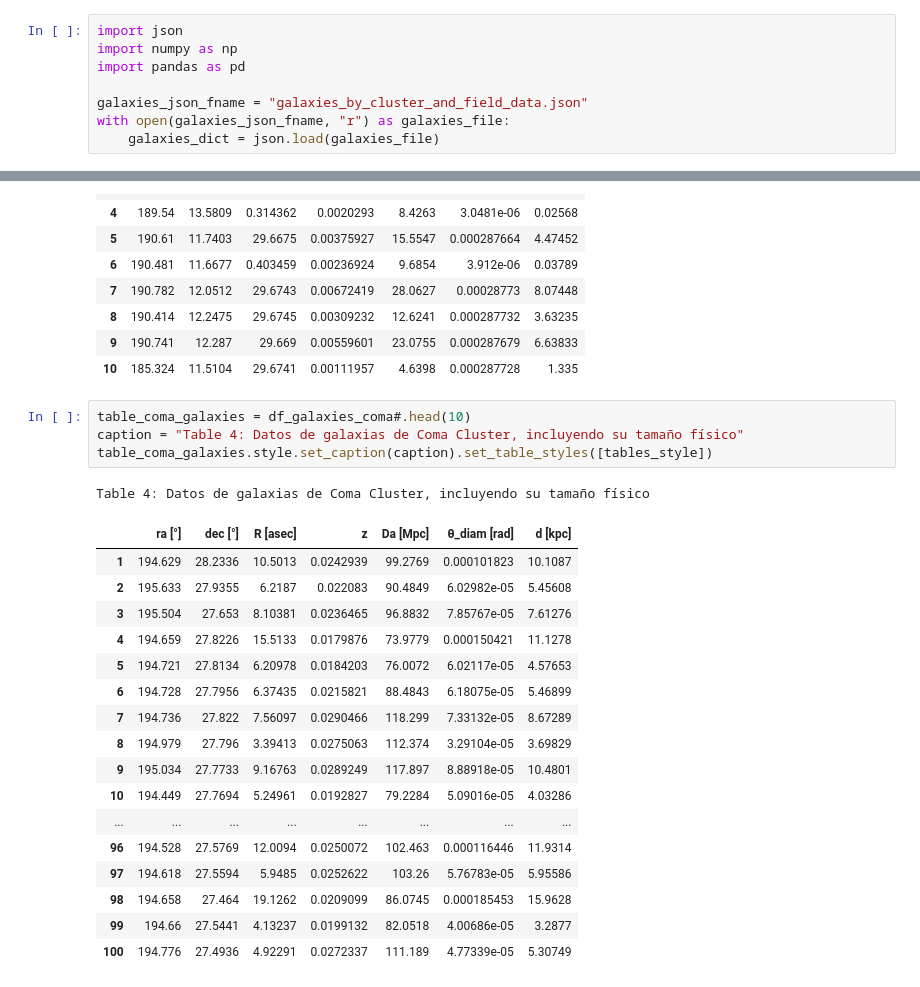
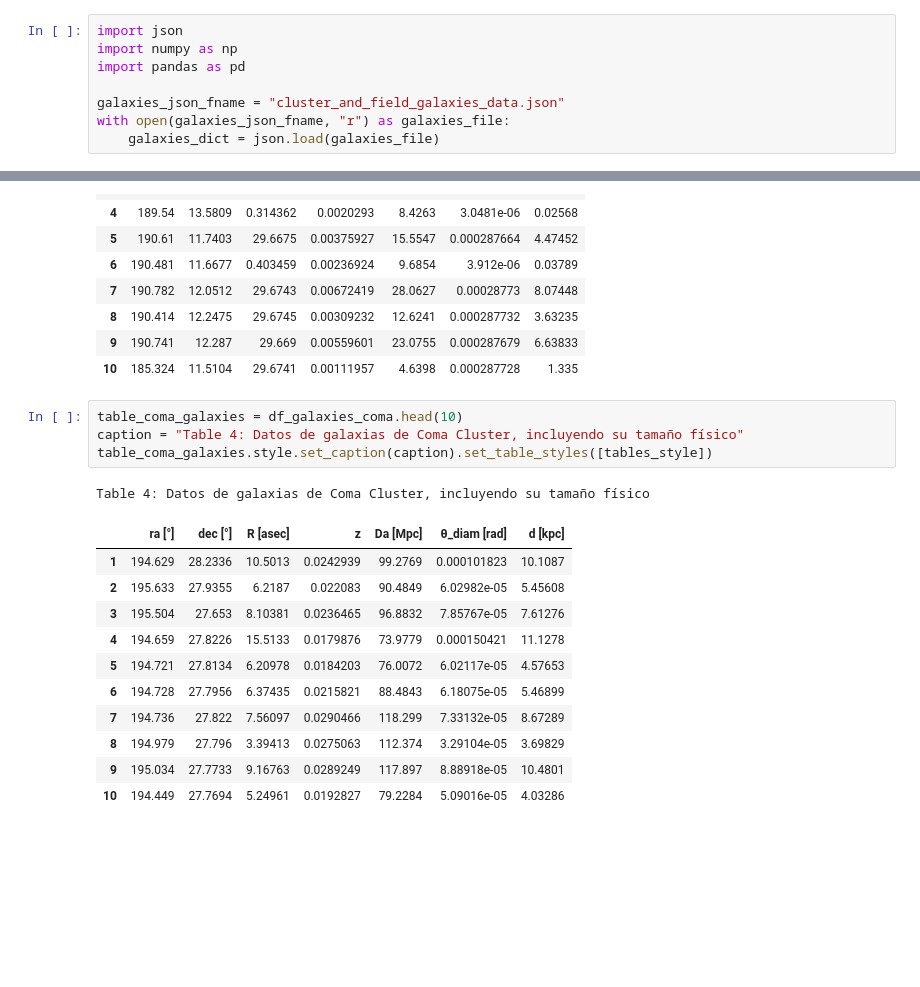
Before and after one commit to mrosanes/galaxysize, a Jupyter notebook: GalaxyDistancesCosmo.ipynb, the cells around one changed output, grey strips where cells are left out. Saved outputs shown, nothing was run; the diff lists cells and outputs as text; blank space fills up the shorter version.

Commit message:
Update input JSON fname

```diff
--- a/GalaxyDistancesCosmo.ipynb
+++ b/GalaxyDistancesCosmo.ipynb
@@ -5,7 +5,7 @@ import json
 import numpy as np
 import pandas as pd
 
-galaxies_json_fname = "galaxies_by_cluster_and_field_data.json"
+galaxies_json_fname = "cluster_and_field_galaxies_data.json"
 with open(galaxies_json_fname, "r") as galaxies_file:
     galaxies_dict = json.load(galaxies_file)
 # %%
@@ -82,26 +82,20 @@ Table 3: Datos de galaxias de Virgo Cluster, incluyendo su tamaño físico
 | 9 | 190.741 | 12.287 | 29.669 | 0.00559601 | 23.0755 | 0.000287679 | 6.63833 |
 | 10 | 185.324 | 11.5104 | 29.6741 | 0.00111957 | 4.6398 | 0.000287728 | 1.335 |
 # %%
-table_coma_galaxies = df_galaxies_coma#.head(10)
+table_coma_galaxies = df_galaxies_coma.head(10)
 caption = "Table 4: Datos de galaxias de Coma Cluster, incluyendo su tamaño físico"
 table_coma_galaxies.style.set_caption(caption).set_table_styles([tables_style])
 # %% [output]
 Table 4: Datos de galaxias de Coma Cluster, incluyendo su tamaño físico
 |  | ra [°] | dec [°] | R [asec] | z | Da [Mpc] | θ_diam [rad] | d [kpc] |
 | 1 | 194.629 | 28.2336 | 10.5013 | 0.0242939 | 99.2769 | 0.000101823 | 10.1087 |
 | 2 | 195.633 | 27.9355 | 6.2187 | 0.022083 | 90.4849 | 6.02982e-05 | 5.45608 |
 | 3 | 195.504 | 27.653 | 8.10381 | 0.0236465 | 96.8832 | 7.85767e-05 | 7.61276 |
 | 4 | 194.659 | 27.8226 | 15.5133 | 0.0179876 | 73.9779 | 0.000150421 | 11.1278 |
 | 5 | 194.721 | 27.8134 | 6.20978 | 0.0184203 | 76.0072 | 6.02117e-05 | 4.57653 |
 | 6 | 194.728 | 27.7956 | 6.37435 | 0.0215821 | 88.4843 | 6.18075e-05 | 5.46899 |
 | 7 | 194.736 | 27.822 | 7.56097 | 0.0290466 | 118.299 | 7.33132e-05 | 8.67289 |
 | 8 | 194.979 | 27.796 | 3.39413 | 0.0275063 | 112.374 | 3.29104e-05 | 3.69829 |
 | 9 | 195.034 | 27.7733 | 9.16763 | 0.0289249 | 117.897 | 8.88918e-05 | 10.4801 |
 | 10 | 194.449 | 27.7694 | 5.24961 | 0.0192827 | 79.2284 | 5.09016e-05 | 4.03286 |
-| ... | ... | ... | ... | ... | ... | ... | ... |
-| 96 | 194.528 | 27.5769 | 12.0094 | 0.0250072 | 102.463 | 0.000116446 | 11.9314 |
-| 97 | 194.618 | 27.5594 | 5.9485 | 0.0252622 | 103.26 | 5.76783e-05 | 5.95586 |
-| 98 | 194.658 | 27.464 | 19.1262 | 0.0209099 | 86.0745 | 0.000185453 | 15.9628 |
-| 99 | 194.66 | 27.5441 | 4.13237 | 0.0199132 | 82.0518 | 4.00686e-05 | 3.2877 |
-| 100 | 194.776 | 27.4936 | 4.92291 | 0.0272337 | 111.189 | 4.77339e-05 | 5.30749 |
 # %%
```
Also changed, not shown: parts of 1 cell of this notebook.
